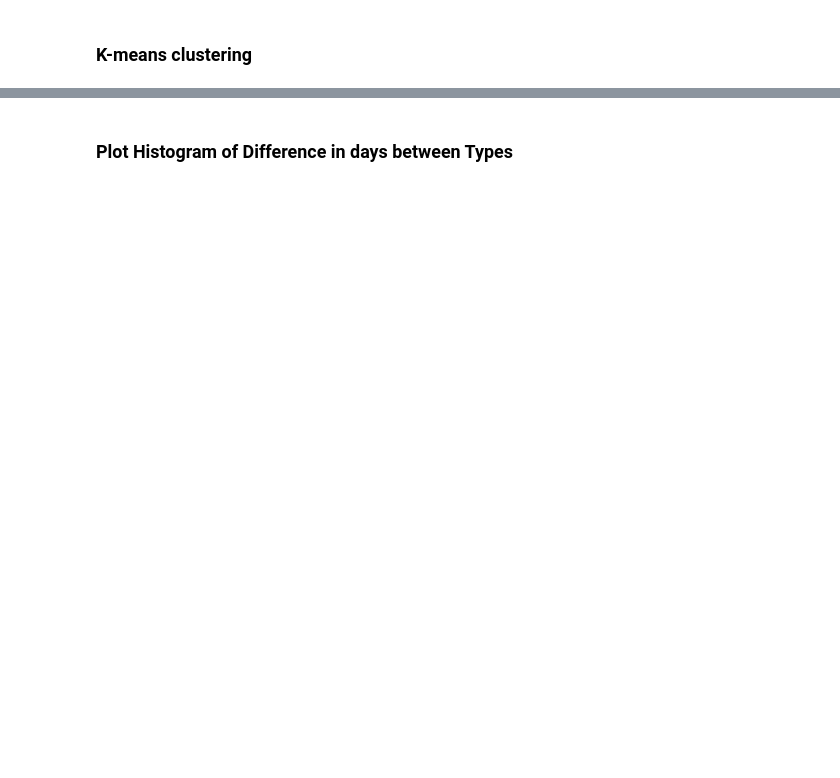
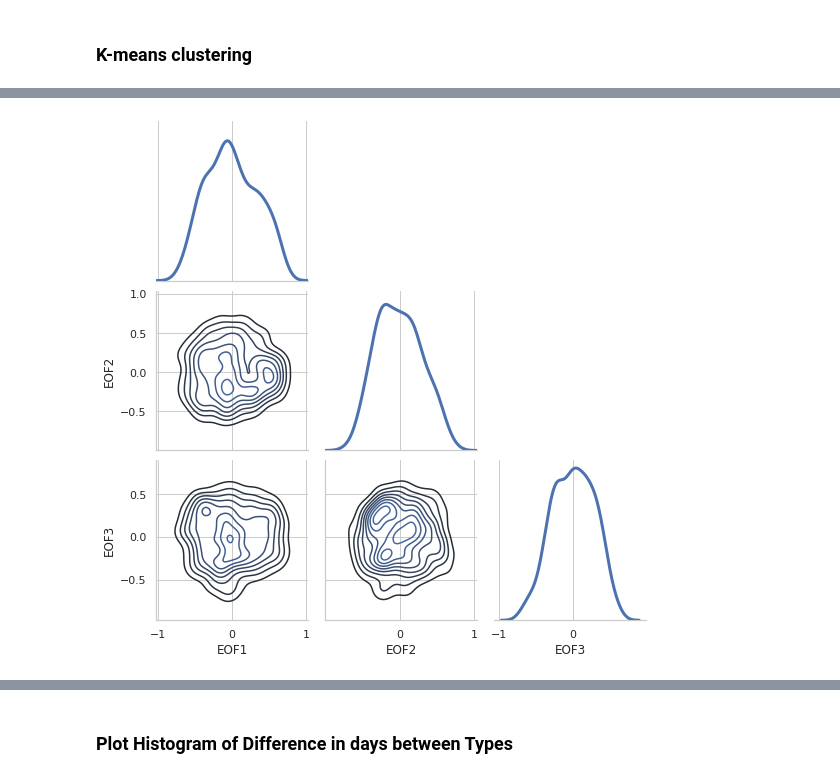
Before and after one commit to dlnash/AR_types, a Jupyter notebook: analysis/cEOF_tests.ipynb, the cells around one changed output, grey strips where cells are left out. Drawn from its saved outputs; the diff is of its cells as text; code cells hidden in the pictures; blank space fills up the shorter version.

```diff
--- a/analysis/cEOF_tests.ipynb
+++ b/analysis/cEOF_tests.ipynb
@@ -624,3 +607,31 @@ plot_optimal_k(xdata, kmax, filename=outfile)
+# %%
+# determine optimal k by examining the kde of the eofs
+# make a dict of the first n eofs with column labels for df
+values = []
+for i in range(neofs):
+    values.append(loads[:,i])
+
+keys = eof_label
+dicts = dict(zip(keys, values))
+# print(dicts)
+
+# Create new dataframe
+dates_allDays = ds_ar.time.values
+dates_arDays = ds_ar.time.values
+df_out = pd.DataFrame(dicts, index=dates_arDays)
+# %%
+# sns.kdeplot(df_test.EOF1, df_test.EOF2)
+
+g = sns.PairGrid(df_out, diag_sharey=True, corner=True)
+# g.map_upper(sns.kdeplot)
+g.map_lower(sns.kdeplot)
+g.map_diag(sns.kdeplot, lw = 3)
+g = g.add_legend(fontsize=14)
+
+filepath = path_to_figs + fname_id + ssn + 'neof_' + str(neofs) + '_hist_kde'+ '.png'
+g.savefig(filepath)
+# %% [output]
+[figure, added]
 # %%
 ## K-means cluster analysis
 
```
Also changed, not shown: parts of 32 cells of this notebook, 40 other files.
